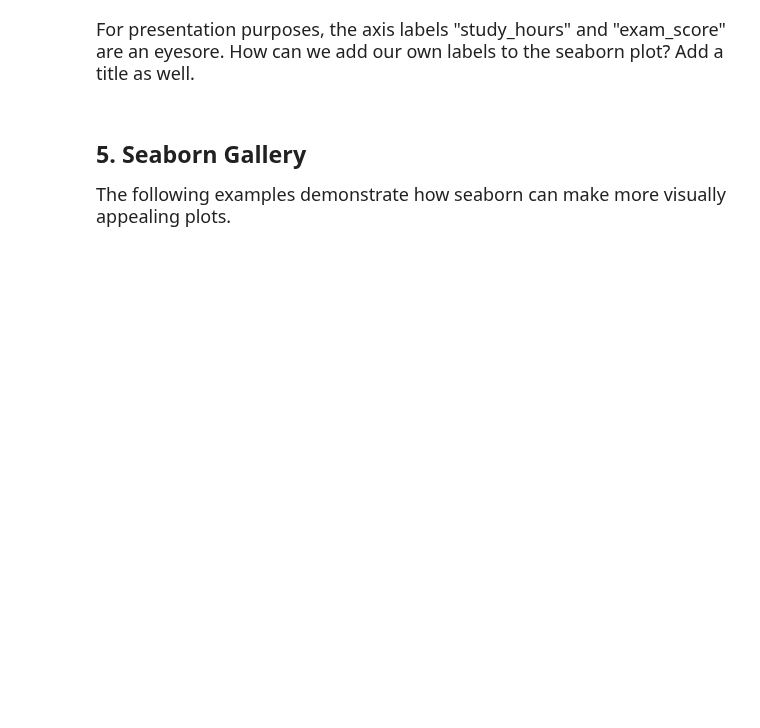
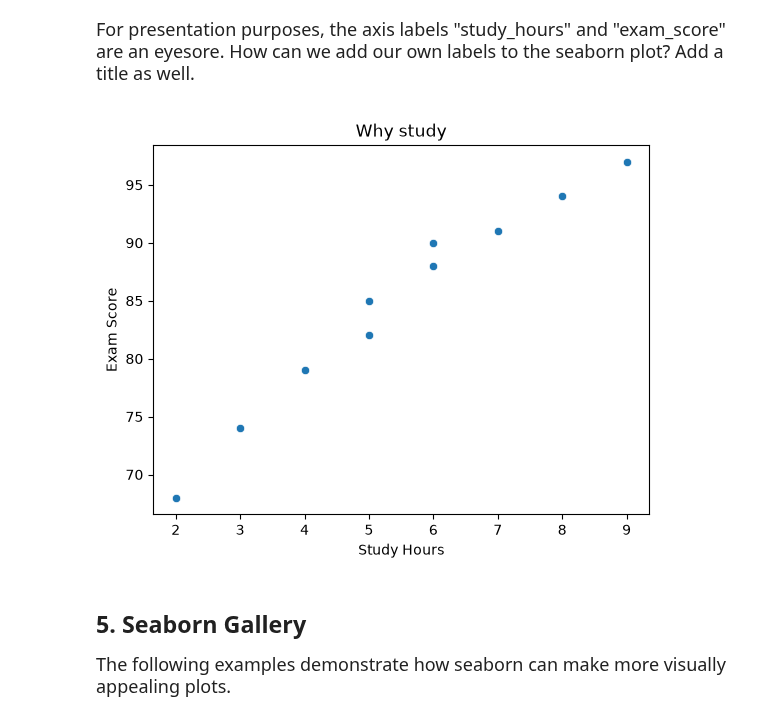
Before and after one commit to milan-towfiq/datasci185fall2026, a Jupyter notebook: Lab_02/lab02.ipynb, the cells around one changed output. Drawn from its saved outputs; the diff is of its cells as text; code cells hidden in the pictures; blank space fills up the shorter version.

```diff
--- a/Lab_02/lab02.ipynb
+++ b/Lab_02/lab02.ipynb
@@ -182,11 +275,16 @@ plt.show()
 For presentation purposes, the axis labels "study_hours" and "exam_score" are an eyesore. How can we add our own labels to the seaborn plot? Add a title as well.
 # %%
 sns.scatterplot(x = pandas_df["study_hours"], y = pandas_df["exam_score"])
+plt.xlabel("Study Hours")
+plt.ylabel("Exam Score")
+plt.title("Why study")
 ### Replace the x-axis and y-axis labels so no underscores are present
 ### Add a title
 
 
 plt.show()
+# %% [output]
+[figure, added]
 # %% [markdown]
 ## 5. Seaborn Gallery
 
```
Also changed, not shown: parts of 16 cells of this notebook, 3 other files.
